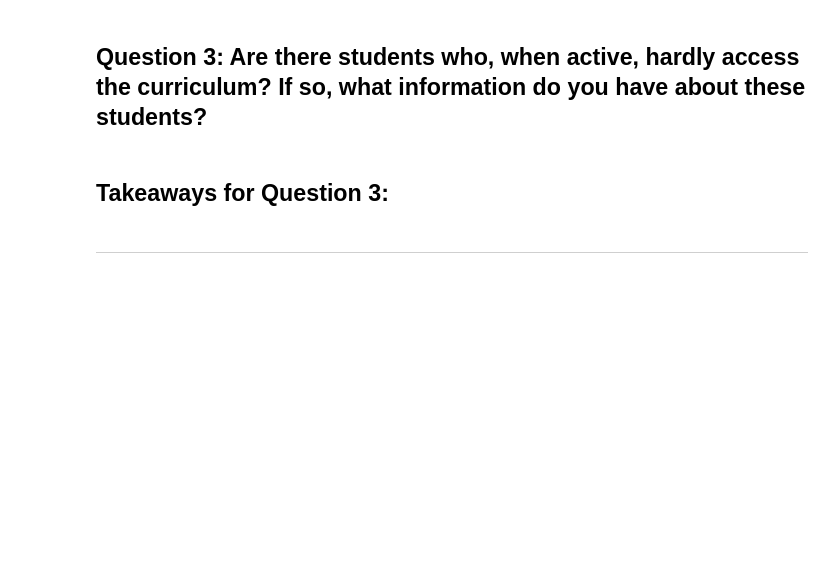
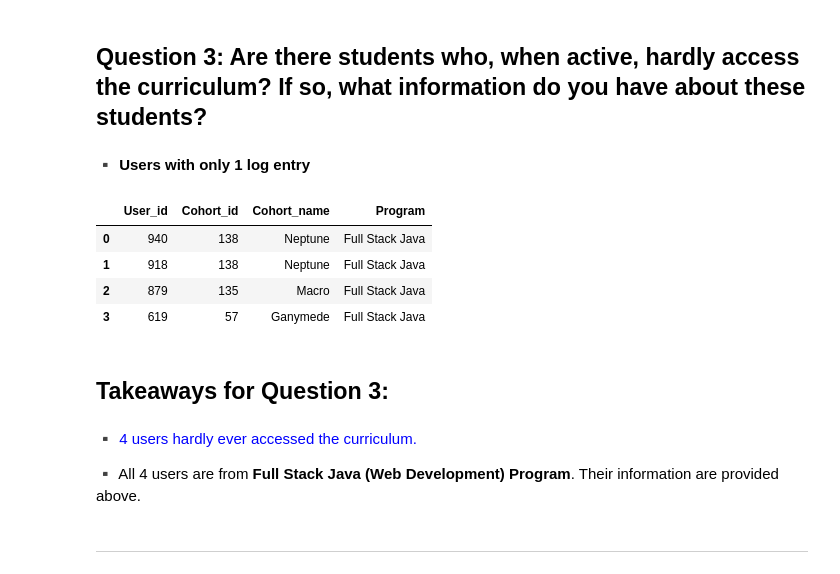
Before and after one commit to JML-Association/Anomaly-Detection-Project, a Jupyter notebook: final_report.ipynb, the cells around one changed output. Saved outputs shown, nothing was run; the diff lists cells and outputs as text; code cells hidden in the pictures; blank space fills up the shorter version.

```diff
--- a/final_report.ipynb
+++ b/final_report.ipynb
@@ -234,8 +234,24 @@ explore.q2_p2()
 ***
 # %% [markdown]
 ## Question 3: Are there students who, when active, hardly access the curriculum? If so, what information do you have about these students?
+# %% [markdown]
+▪️ **Users with only 1 log entry**
+# %%
+result_df = explore.q3_result()
+# %%
+result_df
+# %% [output]
+|  | User_id | Cohort_id | Cohort_name | Program |
+| 0 | 940 | 138 | Neptune | Full Stack Java |
+| 1 | 918 | 138 | Neptune | Full Stack Java |
+| 2 | 879 | 135 | Macro | Full Stack Java |
+| 3 | 619 | 57 | Ganymede | Full Stack Java |
 # %% [markdown]
 ## Takeaways for Question 3:
+# %% [markdown]
+▪️  <span style="color: blue">4 users hardly ever accessed the curriculum.</span>
+
+▪️ All 4 users are from **Full Stack Java (Web Development) Program**. Their information are provided above.
 # %% [markdown]
 ***
 # %% [markdown]
```
Also changed, not shown: parts of 43 cells of this notebook.
